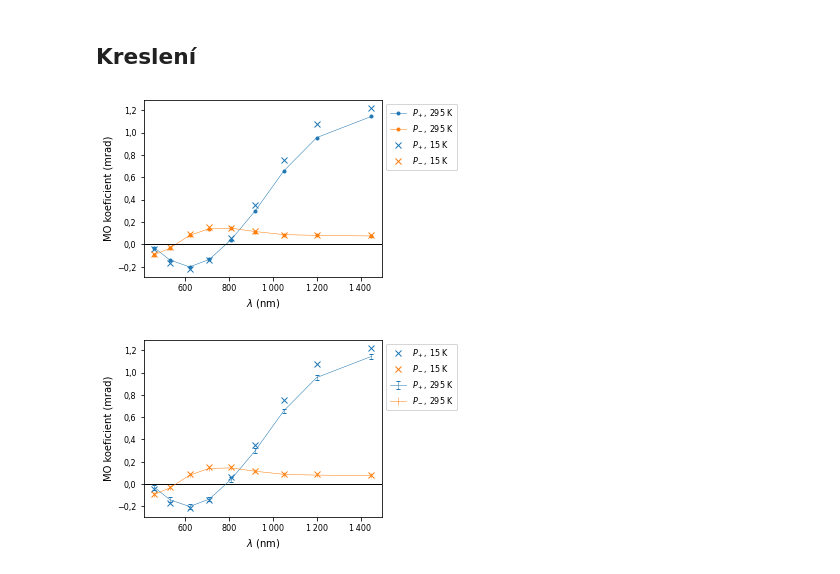
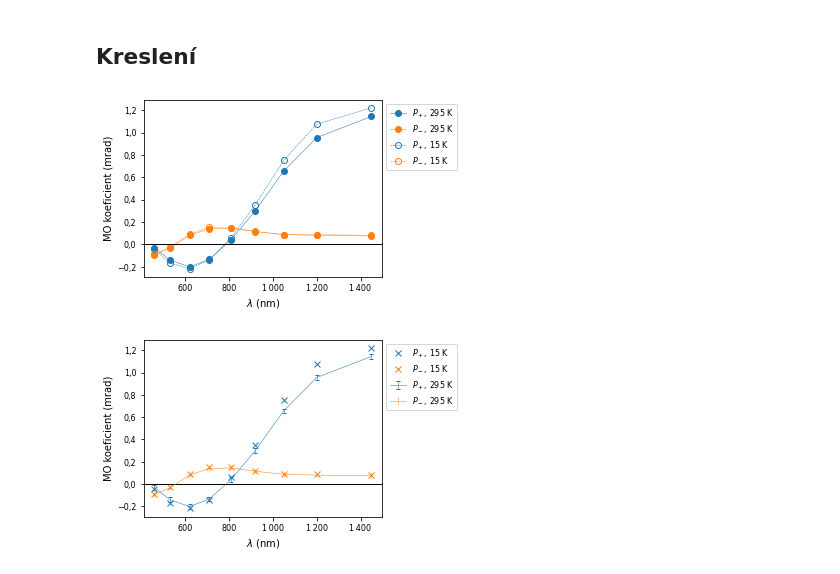
Before and after one commit to vladidobro/thesis, a Jupyter notebook: data/cofe-pmld.ipynb, the cells around one changed output. Cells and saved outputs as stored; diff of their text form; code cells hidden in the pictures.

```diff
--- a/data/cofe-pmld.ipynb
+++ b/data/cofe-pmld.ipynb
@@ -74,21 +74,23 @@ postprocessing
 # %%
 fig, ax = plt.subplots(figsize=(5,3),constrained_layout=True)
 
-ax.plot(f1.df['wavelength'], f1.df['Pp'], '.-', color='C0', linewidth=0.5, label=r'$P_+$, 295 K')
-ax.plot(f1.df['wavelength'], f1.df['Pm'], '.-', color='C1', linewidth=0.5, label=r'$P_-$, 295 K')
-ax.plot(f2.df['wavelength'], f2.df['Pp'], 'x', color='C0', label=r'$P_+$, 15 K')
-ax.plot(f2.df['wavelength'], f2.df['Pm'], 'x', color='C1', label=r'$P_-$, 15 K')
+lw=0.5
+
+ax.plot(f1.df['wavelength'], f1.df['Pp'], marker='o', color='C0', linewidth=lw, label=r'$P_+$, 295 K')
+ax.plot(f1.df['wavelength'], f1.df['Pm'], marker='o', color='C1', linewidth=lw, label=r'$P_-$, 295 K')
+ax.plot(f2.df['wavelength'], f2.df['Pp'], marker='o', color='C0', fillstyle='none', linewidth=lw, linestyle='dashed', label=r'$P_+$, 15 K')
+ax.plot(f2.df['wavelength'], f2.df['Pm'], marker='o', color='C1', fillstyle='none', linewidth=lw, linestyle='dashed', label=r'$P_-$, 15 K')
 
 ax.axhline(y=0, color='black', linewidth=1)
 
 ax.set_xlabel(r'$\lambda$ (nm)')
 ax.set_ylabel(r'MO koeficient (mrad)')
 
 ax.legend(bbox_to_anchor=(1,1))
 
 fig.savefig('out/cofe-pmld.pdf')
 # %% [output]
-[figure, old version]
+[figure, new version]
 # %%
 fig, ax = plt.subplots(figsize=(5,3),constrained_layout=True)
 
```
Also changed, not shown: parts of 1 cell of this notebook, 2 other files.
